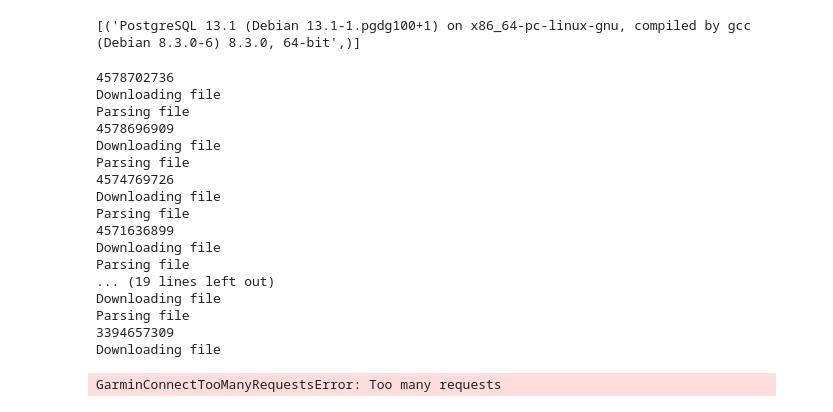
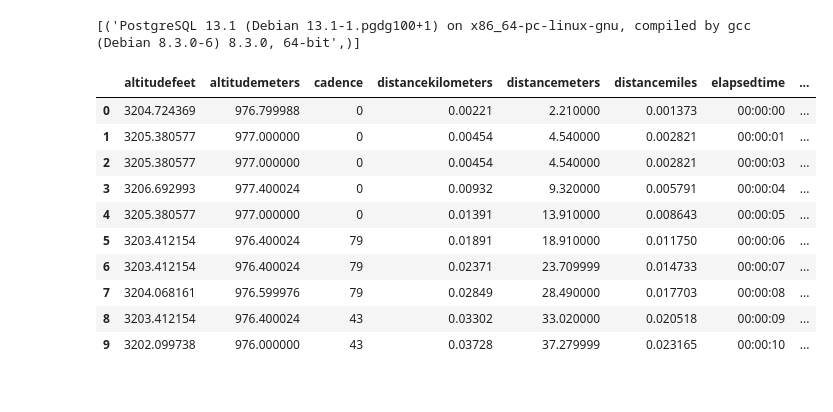
Before and after one commit to vivienroussez/sport_analysis, a Jupyter notebook: BoilerPlate.ipynb, the cells around one changed output. Cells and saved outputs as stored; diff of their text form; code cells hidden in the pictures.

```diff
--- a/BoilerPlate.ipynb
+++ b/BoilerPlate.ipynb
@@ -79,32 +88,19 @@ conn = create_engine("postgresql+psycopg2://"+usr_pg+":"+pw_pg+"@localhost:5432/
 list(conn.execute("SELECT version();"))
 # %% [output]
 [('PostgreSQL 13.1 (Debian 13.1-1.pgdg100+1) on x86_64-pc-linux-gnu, compiled by gcc (Debian 8.3.0-6) 8.3.0, 64-bit',)]
-# %%
-ski =  summary["activityid"][summary["type"]=="cross_country_skiing_ws"]
-for act in ski:
-    print(act)
-    temp = import_activity(mail,pw,act,cache=True)
-    temp.to_sql("skiing",conn,if_exists="append",index=False)
-# %% [output]
-4578702736
-Downloading file
-Parsing file
-4578696909
-Downloading file
-Parsing file
-4574769726
-Downloading file
-Parsing file
-4571636899
-Downloading file
-Parsing file
-... (19 lines left out)
-Downloading file
-Parsing file
-3394657309
-Downloading file
-GarminConnectTooManyRequestsError: Too many requests
 # %%
-pd.read_sql("select count(*) from skiing ",conn)
+pd.read_sql("select *  from skiing limit 10",conn)
+# %% [output]
+|  | altitudefeet | altitudemeters | cadence | distancekilometers | distancemeters | distancemiles | elapsedtime | ... |
+| 0 | 3204.724369 | 976.799988 | 0 | 0.00221 | 2.210000 | 0.001373 | 00:00:00 | ... |
+| 1 | 3205.380577 | 977.000000 | 0 | 0.00454 | 4.540000 | 0.002821 | 00:00:01 | ... |
+| 2 | 3205.380577 | 977.000000 | 0 | 0.00454 | 4.540000 | 0.002821 | 00:00:03 | ... |
+| 3 | 3206.692993 | 977.400024 | 0 | 0.00932 | 9.320000 | 0.005791 | 00:00:04 | ... |
+| 4 | 3205.380577 | 977.000000 | 0 | 0.01391 | 13.910000 | 0.008643 | 00:00:05 | ... |
+| 5 | 3203.412154 | 976.400024 | 79 | 0.01891 | 18.910000 | 0.011750 | 00:00:06 | ... |
+| 6 | 3203.412154 | 976.400024 | 79 | 0.02371 | 23.709999 | 0.014733 | 00:00:07 | ... |
+| 7 | 3204.068161 | 976.599976 | 79 | 0.02849 | 28.490000 | 0.017703 | 00:00:08 | ... |
+| 8 | 3203.412154 | 976.400024 | 43 | 0.03302 | 33.020000 | 0.020518 | 00:00:09 | ... |
+| 9 | 3202.099738 | 976.000000 | 43 | 0.03728 | 37.279999 | 0.023165 | 00:00:10 | ... |
 # %%
 conn.dispose()
```
Also changed, not shown: parts of 10 cells of this notebook.
